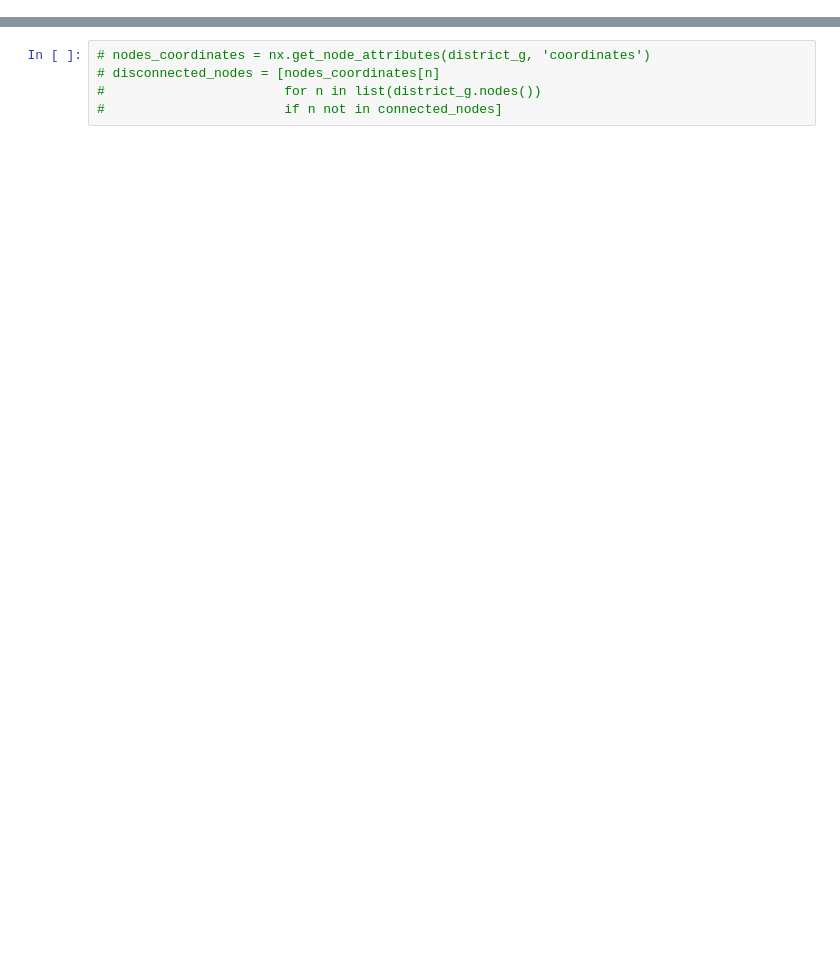
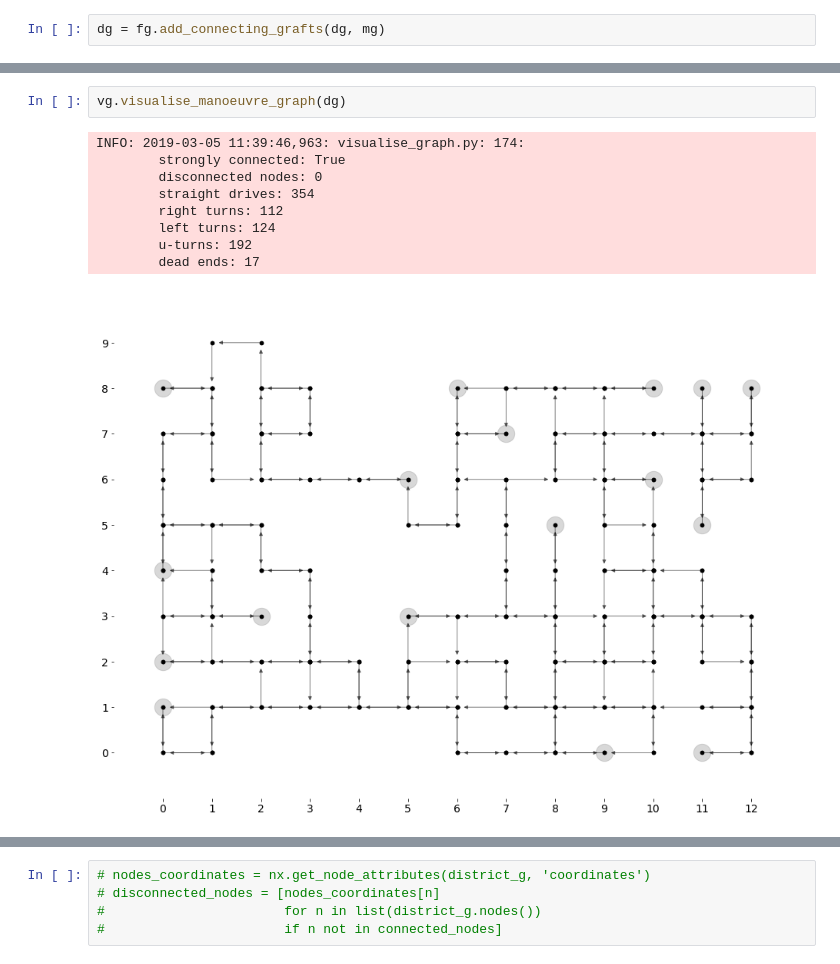
Before and after one commit to nikita-loik/route-inspection, a Jupyter notebook: simulation.ipynb, the cells around one changed output, grey strips where cells are left out. Cells and saved outputs as stored; diff of their text form; blank space fills up the shorter version.

```diff
--- a/simulation.ipynb
+++ b/simulation.ipynb
@@ -170,0 +88,2 @@ print(len(district_g.nodes()))
+# %%
+dg = fg.add_connecting_grafts(dg, mg)
@@ -170,0 +106,12 @@ print(len(district_g.nodes()))
+# %%
+vg.visualise_manoeuvre_graph(dg)
+# %% [output]
+INFO: 2019-03-05 11:39:46,963: visualise_graph.py: 174:
+        strongly connected: True
+        disconnected nodes: 0
+        straight drives: 354
+        right turns: 112
+        left turns: 124
+        u-turns: 192
+        dead ends: 17
+[figure, added]
```
Also changed, not shown: parts of 40 cells of this notebook, 11 other files.
